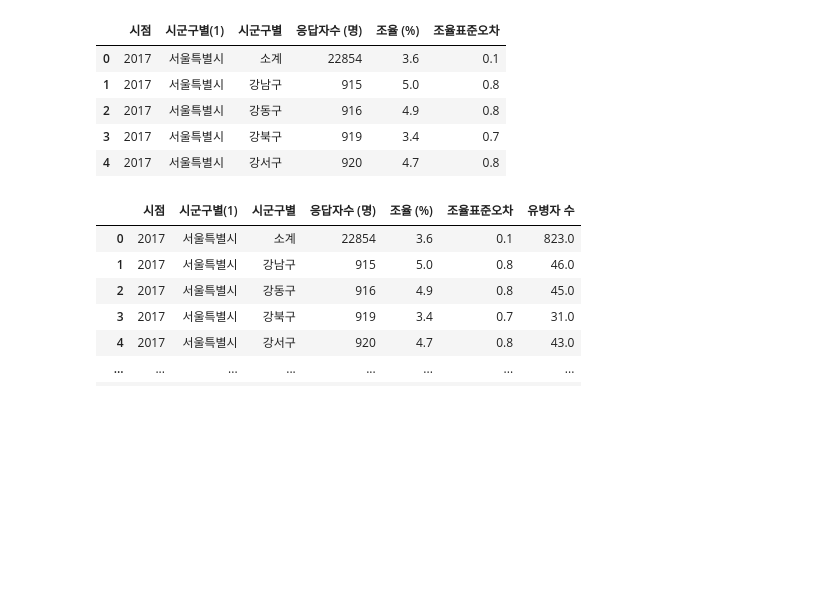
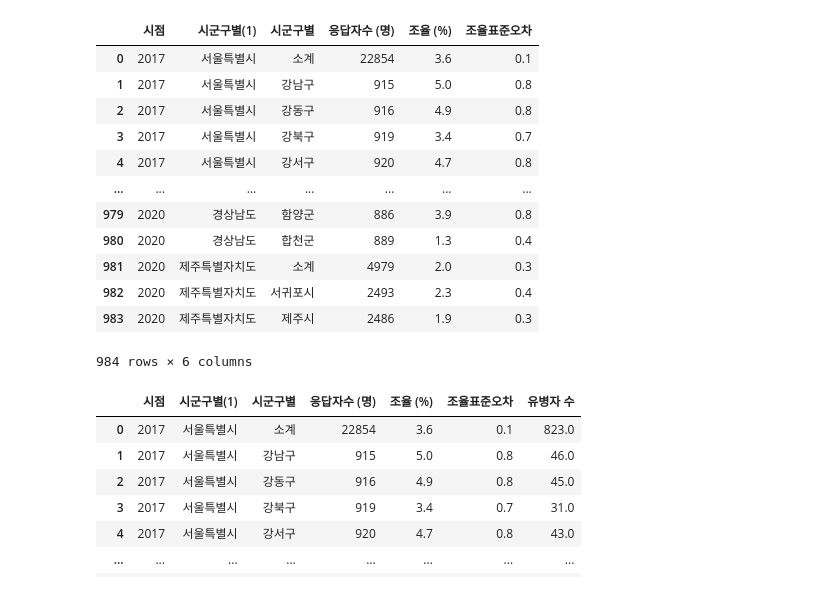
Before and after one commit to geun98/python, a Jupyter notebook: Untitled.ipynb, the cells around one changed output. Saved outputs shown, nothing was run; the diff lists cells and outputs as text; code cells hidden in the pictures; blank space fills up the shorter version.

```diff
--- a/Untitled.ipynb
+++ b/Untitled.ipynb
@@ -73,13 +58,20 @@ grdp.sort_values('시점',ascending = True)
 # %%
 depression = pd.read_csv('../data1/depression.csv', encoding = 'euc-kr')
-depression.head()
+depression
 # %% [output]
 |  | 시점 | 시군구별(1) | 시군구별 | 응답자수 (명) | 조율 (%) | 조율표준오차 |
 | 0 | 2017 | 서울특별시 | 소계 | 22854 | 3.6 | 0.1 |
 | 1 | 2017 | 서울특별시 | 강남구 | 915 | 5.0 | 0.8 |
 | 2 | 2017 | 서울특별시 | 강동구 | 916 | 4.9 | 0.8 |
 | 3 | 2017 | 서울특별시 | 강북구 | 919 | 3.4 | 0.7 |
 | 4 | 2017 | 서울특별시 | 강서구 | 920 | 4.7 | 0.8 |
+| ... | ... | ... | ... | ... | ... | ... |
+| 979 | 2020 | 경상남도 | 함양군 | 886 | 3.9 | 0.8 |
+| 980 | 2020 | 경상남도 | 합천군 | 889 | 1.3 | 0.4 |
+| 981 | 2020 | 제주특별자치도 | 소계 | 4979 | 2.0 | 0.3 |
+| 982 | 2020 | 제주특별자치도 | 서귀포시 | 2493 | 2.3 | 0.4 |
+| 983 | 2020 | 제주특별자치도 | 제주시 | 2486 | 1.9 | 0.3 |
+984 rows × 6 columns
 # %%
 depression['유병자 수'] = round(depression['조율 (%)'] * depression['응답자수 (명)'] / 100)
 depression.head(500)
```
Also changed, not shown: parts of 23 cells of this notebook.
